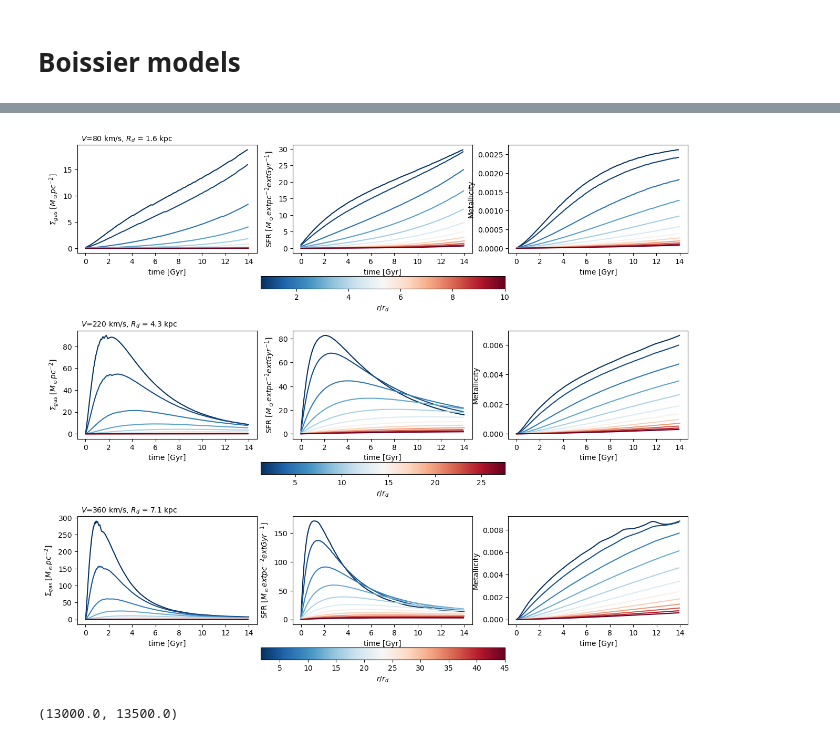
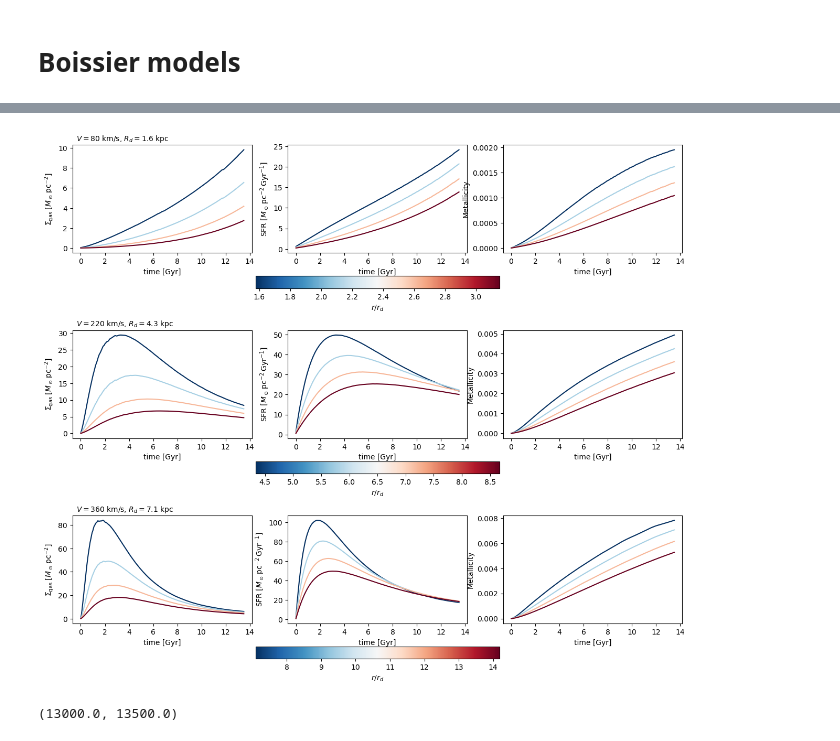
Before and after one commit to robertoinfurna/Jellifish, a Jupyter notebook: build_boissier.ipynb, the cells around one changed output, grey strips where cells are left out. Saved outputs shown, nothing was run; the diff lists cells and outputs as text; code cells hidden in the pictures.

Commit message:
now interpolates on R and V of unperturbed models

```diff
--- a/build_boissier.ipynb
+++ b/build_boissier.ipynb
@@ -273,0 +276,9 @@ for velocity, full_path in velocity_files:
+# %%
+for R in np.linspace(1,10,30):
+    sfh = unperturbed_boissier_sfh(V=160,R=R)
+    t     = sfh[:, 0]
+    sigma = sfh[:, 1]
+    sfr   = sfh[:, 2]
+    Z     = sfh[:, 3]
+
+    plt.plot(t,sfr)
@@ -273,0 +287,9 @@ for velocity, full_path in velocity_files:
+# %%
+for V in np.linspace(80,200,30):
+    sfh = unperturbed_boissier_sfh(V=V,R=Rd(V,spin=0.05))
+    t     = sfh[:, 0]
+    sigma = sfh[:, 1]
+    sfr   = sfh[:, 2]
+    Z     = sfh[:, 3]
+
+    plt.plot(t,sfr)
@@ -274,42 +298,57 @@ for velocity, full_path in velocity_files:
 # %%
-fig,ax = plt.subplots(3,3,figsize=(15,13))
+fig, ax = plt.subplots(3, 3, figsize=(15, 13))
 
-for k,v in enumerate([80,220,360]):
+for k, V in enumerate([80, 220, 360]):
 
-    rd = Rd(v,0.05)                         # scale radius
-    radii = sorted(boissier_models[v].keys())
-    r_min, r_max = radii[0], radii[-1]
+    rd = Rd(V, 0.05)   # scale radius
+
+    r_min, r_max = 1*rd, 2*rd
+    radii = np.linspace(r_min,r_max,4)
+
     norm = plt.Normalize(vmin=r_min, vmax=r_max)
-
     cmap = plt.cm.RdBu_r
 
-    for r in radii:
 
-        c = cmap(norm(r))
+    for R in radii:
 
-        t = boissier_models[v][r][:,0]
-        sigma = boissier_models[v][r][:,1]
-        sfr = boissier_models[v][r][:,2]
-        Z = boissier_models[v][r][:,3]
+        c = cmap(norm(R))
 
-        ax[k,0].plot(t,sigma,color=c,label=f"{r/rd:.2f}")
-        ax[k,1].plot(t,sfr,color=c)
-        ax[k,2].plot(t,Z,color=c)
+        sfh = unperturbed_boissier_sfh(V, R)
 
-    # Add a colorbar for this row, showing radii / rd
+        t     = sfh[:, 0]
+        sigma = sfh[:, 1]
+        sfr   = sfh[:, 2]
+        Z     = sfh[:, 3]
+
+        ax[k, 0].plot(t, sigma, color=c)
+        ax[k, 1].plot(t, sfr,   color=c)
+        ax[k, 2].plot(t, Z,     color=c)
+
+    # --- Colorbar ---
     sm = plt.cm.ScalarMappable(norm=norm, cmap=cmap)
     sm.set_array(radii)
-    cbar = fig.colorbar(sm, ax=ax[k, :], orientation='horizontal', pad=0.15,shrink=0.4)
-    cbar.set_label(r"$r/r_d$")
+    cbar = fig.colorbar(
+        sm, ax=ax[k, :],
+        orientation='horizontal',
+        pad=0.15, shrink=0.4
+    )
+    cbar.set_label(r"$r / r_d$")
 
+    # --- Labels ---
+    for i in range(3):
+        ax[k, i].set_xlabel("time [Gyr]")
 
-    for i in range(3): ax[k,i].set_xlabel('time [Gyr]')
-    ax[k, 0].set_ylabel('$\Sigma_{gas}$ [$M_\odot pc^{-2}$]')
-    ax[k, 1].set_ylabel('SFR [$M_\odot \text{pc}^{-2} \text{Gyr}^{-1}$]')
+    ax[k, 0].set_ylabel(r"$\Sigma_{\rm gas}$ [$M_\odot\,\mathrm{pc}^{-2}$]")
+    ax[k, 1].set_ylabel(r"SFR [$M_\odot\,\mathrm{pc}^{-2}\,\mathrm{Gyr}^{-1}$]")
     ax[k, 2].set_ylabel("Metallicity")
-    ax[k,0].text(0.02, 1.1, f"$V$={v} km/s, $R_d$ = {rd:.1f} kpc", transform=ax[k,0].transAxes, va="top", ha="left")
 
-#plt.tight_layout()
+    ax[k, 0].text(
+        0.02, 1.1,
+        rf"$V={V}$ km/s, $R_d={rd:.1f}$ kpc",
+        transform=ax[k, 0].transAxes,
+        va="top", ha="left"
+    )
+
 plt.show()
 # %% [output]
-[figure, old version]
+[figure, new version]
```
Also changed, not shown: parts of 16 cells of this notebook, 1 other file.
